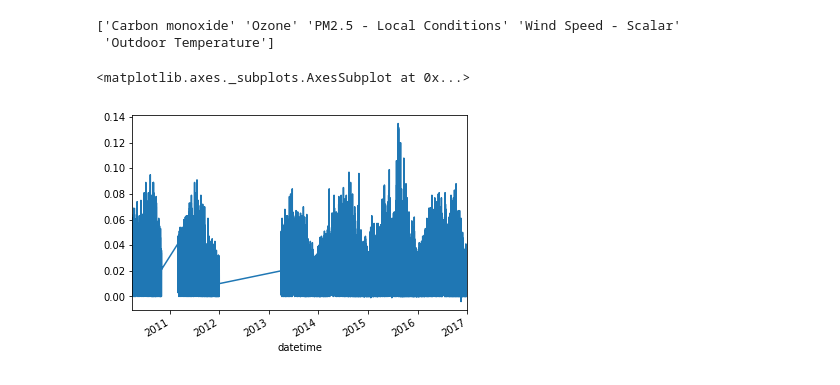
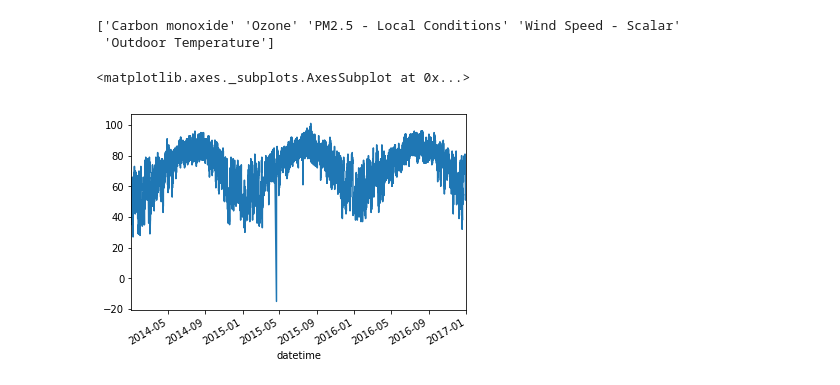
Before and after one commit to DuncanDHall/EAS-air-quality, a Jupyter notebook: Exploration v1.ipynb, the cells around one changed output. Saved outputs shown, nothing was run; the diff lists cells and outputs as text; code cells hidden in the pictures.

```diff
--- a/Exploration v1.ipynb
+++ b/Exploration v1.ipynb
@@ -119,8 +119,8 @@ print(allData.parameter.unique())
 ['Carbon monoxide' 'Ozone' 'PM2.5 - Local Conditions' 'Wind Speed - Scalar'
  'Outdoor Temperature']
 # %%
-# allData[allData.parameter==Temp].value.plot()
-allData[allData.parameter==O3].value.plot()
+allData[allData.parameter==Temp].value.plot()
+# allData[allData.parameter==O3].value.plot()
 # %% [output]
 <matplotlib.axes._subplots.AxesSubplot at 0x...>
-[figure, old version]
+[figure, new version]
```
